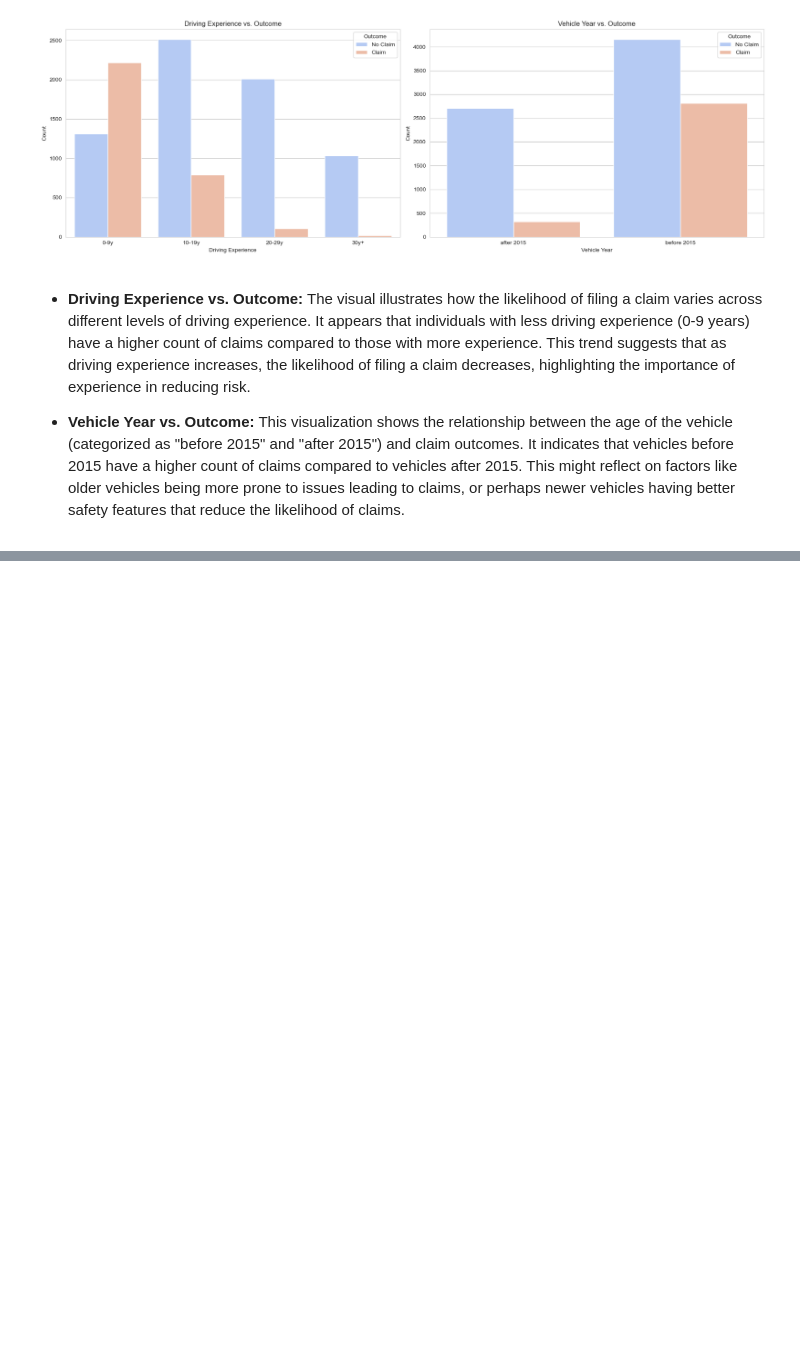
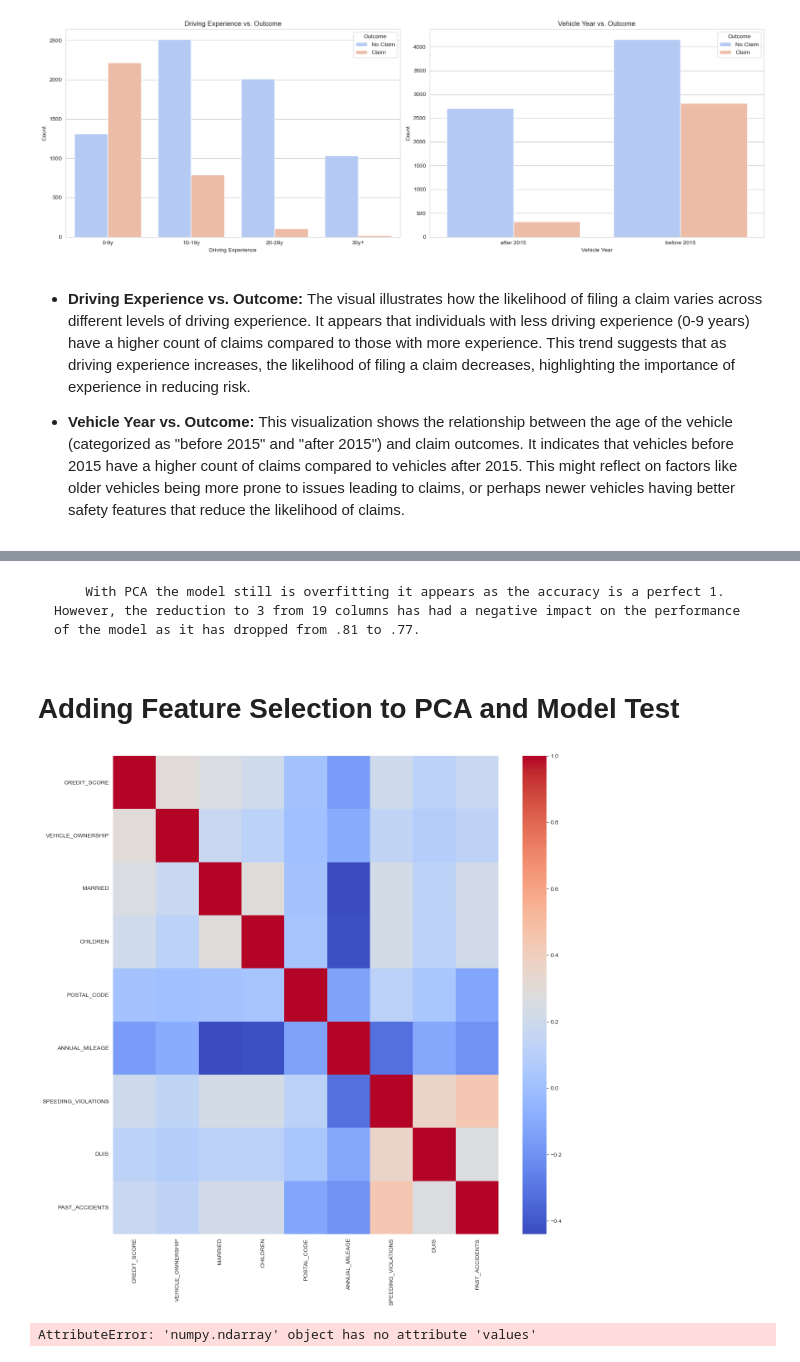
Before and after one commit to bubbles42/Car-Insurance-Analysis, a Jupyter notebook: Car Insurance Analysis.ipynb, the cells around one changed output, grey strips where cells are left out. Saved outputs shown, nothing was run; the diff lists cells and outputs as text; code cells hidden in the pictures; blank space fills up the shorter version.

```diff
--- a/Car Insurance Analysis.ipynb
+++ b/Car Insurance Analysis.ipynb
@@ -317,0 +438,12 @@ plt.show();
+# %% [markdown]
+        With PCA the model still is overfitting it appears as the accuracy is a perfect 1. However, the reduction to 3 from 19 columns has had a negative impact on the performance of the model as it has dropped from .81 to .77.
+# %% [markdown]
+# Adding Feature Selection to PCA and Model Test
+# %%
+corr = X_train.corr()
+
+plt.figure(figsize=(15,15))
+sns.heatmap(corr, cmap='coolwarm')
+plt.show();
+# %% [output]
+[figure, added]
@@ -317,0 +453,5 @@ plt.show();
+# %%
+# Fit on the training data, use .values
+selector.fit(X_train_pca3.values, y_train.values)
+# %% [output]
+AttributeError: 'numpy.ndarray' object has no attribute 'values'
```
Also changed, not shown: parts of 14 cells of this notebook.
